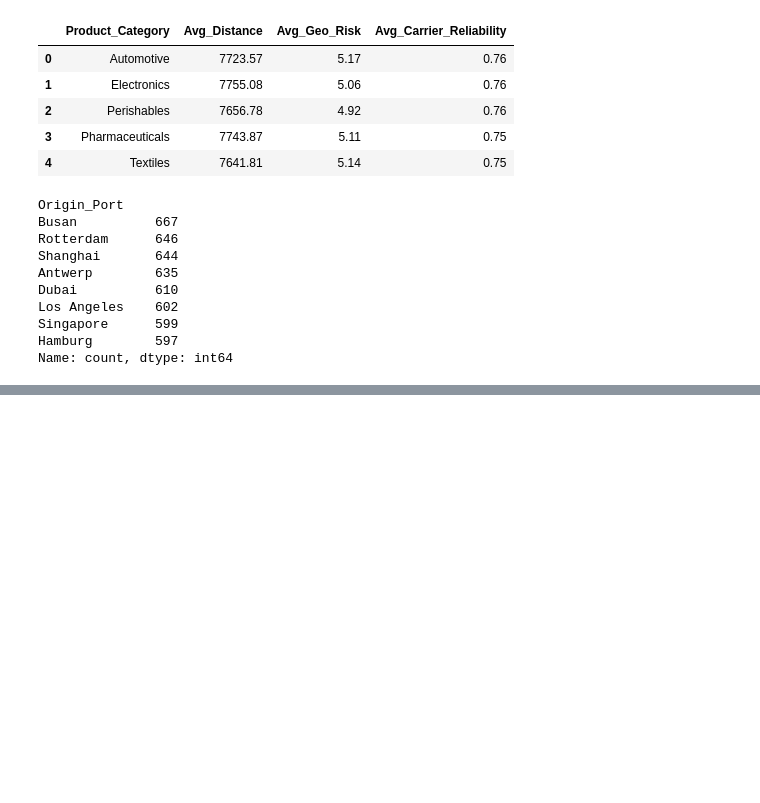
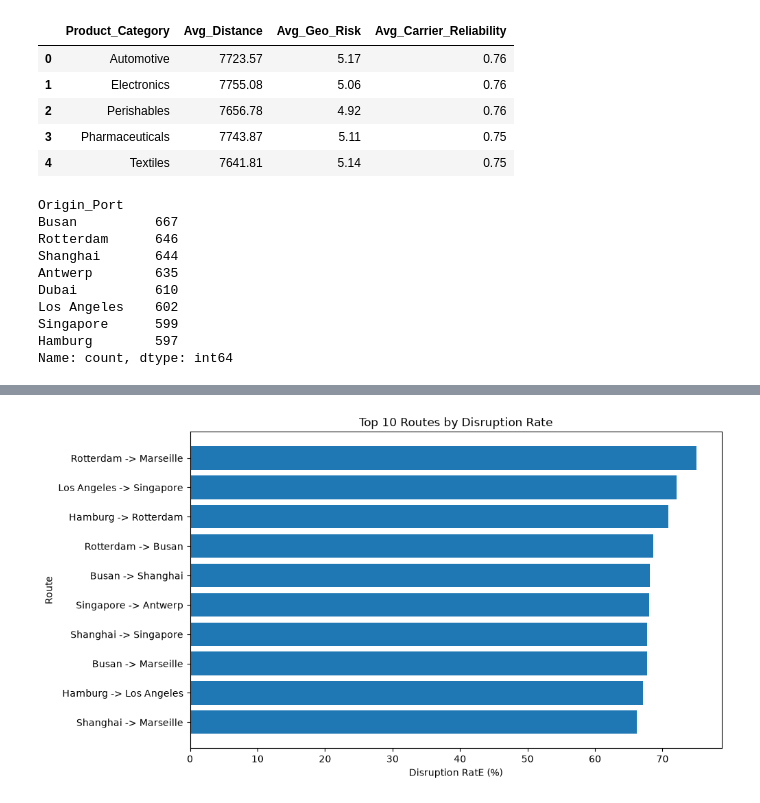
Before and after one commit to sharath1103/Global-Supply-Chain-Disruption, a Jupyter notebook: global_supply_chain_disruption.ipynb, the cells around one changed output, grey strips where cells are left out. Cells and saved outputs as stored; diff of their text form; code cells hidden in the pictures; blank space fills up the shorter version.

```diff
--- a/global_supply_chain_disruption.ipynb
+++ b/global_supply_chain_disruption.ipynb
@@ -784,0 +825,3 @@ Name: count, dtype: int64
+# %%
+df["Route"] = (df["Origin_Port"] + " -> " + df["Destination_Port"])
+df[["Origin_Port", "Destination_Port", "Route"]].head()
@@ -784,0 +839,9 @@ Name: count, dtype: int64
+# %%
+route_analysis = (df.groupby("Route").agg(
+    Shipments = ("Shipment_ID", "count"),
+    Disruption_Rate = ("Disruption_Occurred", "mean"),
+    Avg_Lead_Time = ("Lead_Time_Days", "mean"),
+    Median_Lead_Time = ("Lead_Time_Days", "median")
+).reset_index())
+route_analysis["Disruption_Rate"]*=100
+route_analysis["Shipments"].describe()
@@ -784,0 +912,11 @@ Name: count, dtype: int64
+# %%
+top_routes = (route_analysis.sort_values("Disruption_Rate", ascending=False).head(10))
+plt.figure(figsize=(10,6))
+plt.barh(top_routes["Route"], top_routes["Disruption_Rate"])
+plt.title("Top 10 Routes by Disruption Rate")
+plt.xlabel("Disruption RatE (%)")
+plt.ylabel("Route")
+plt.gca().invert_yaxis()
+plt.show()
+# %% [output]
+[figure, added]
```
Also changed, not shown: parts of 9 cells of this notebook.
